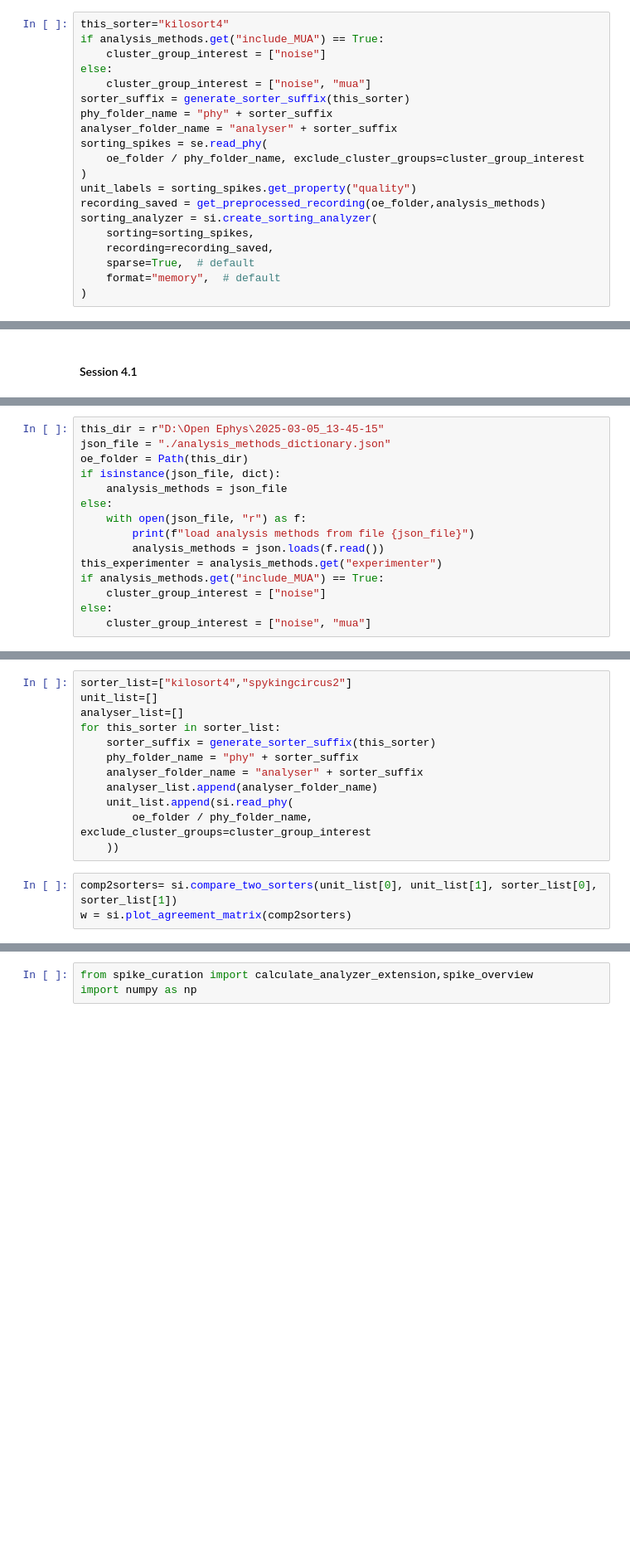
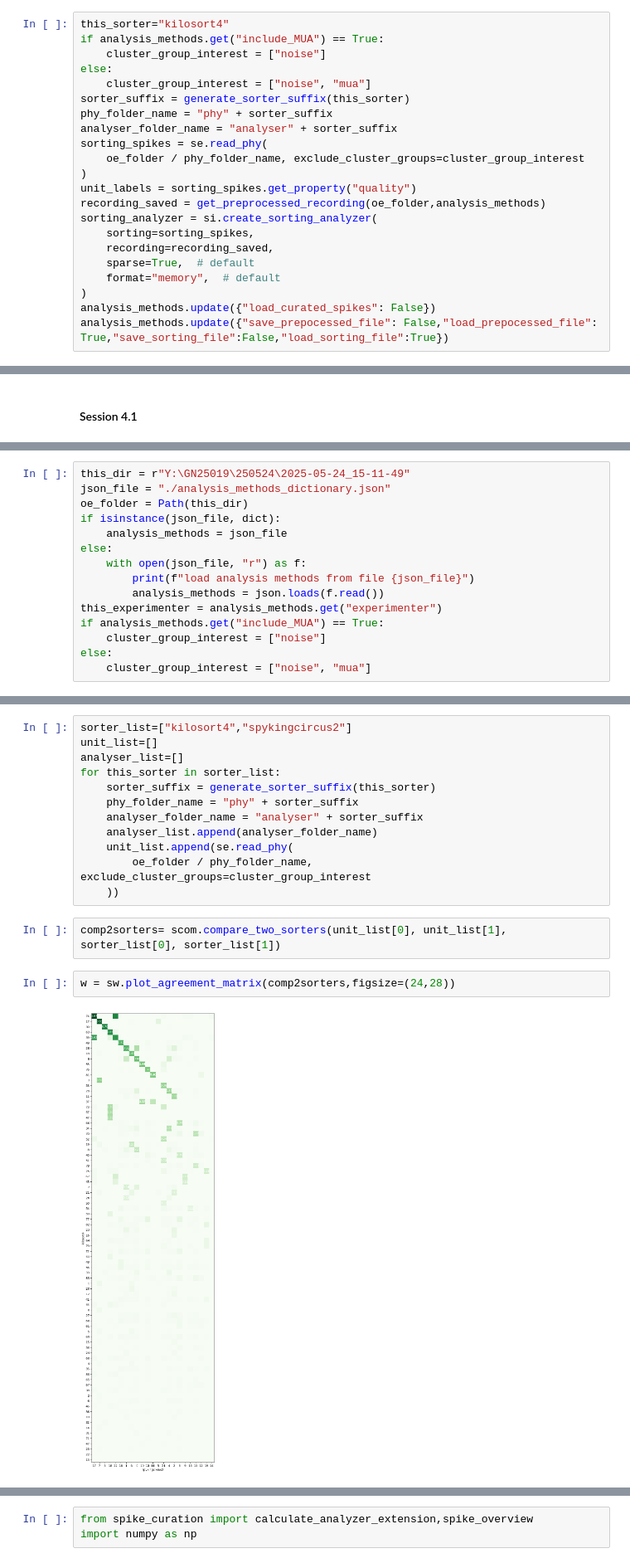
Before and after one commit to chiyu1203/ephys, a Jupyter notebook: tutorial.ipynb, the cells around one changed output, grey strips where cells are left out. Shown at 83% size. Cells and saved outputs as stored; diff of their text form; blank space fills up the shorter version.

```diff
--- a/tutorial.ipynb
+++ b/tutorial.ipynb
@@ -345,5 +442,7 @@ sorting_analyzer = si.create_sorting_analyzer(
     sparse=True,  # default
     format="memory",  # default
 )
+analysis_methods.update({"load_curated_spikes": False})
+analysis_methods.update({"save_prepocessed_file": False,"load_prepocessed_file": True,"save_sorting_file":False,"load_sorting_file":True})
 # %%
 calculate_analyzer_extension(sorting_analyzer)
@@ -377,5 +483,5 @@ for this_dir in dir_list:
 # %%
-this_dir = r"D:\Open Ephys\2025-03-05_13-45-15"
+this_dir = r"Y:\GN25019\250524\2025-05-24_15-11-49"
 json_file = "./analysis_methods_dictionary.json"
 oe_folder = Path(this_dir)
 if isinstance(json_file, dict):
@@ -398,10 +506,13 @@ for this_sorter in sorter_list:
     phy_folder_name = "phy" + sorter_suffix
     analyser_folder_name = "analyser" + sorter_suffix
     analyser_list.append(analyser_folder_name)
-    unit_list.append(si.read_phy(
+    unit_list.append(se.read_phy(
         oe_folder / phy_folder_name, exclude_cluster_groups=cluster_group_interest
     ))
 # %%
-comp2sorters= si.compare_two_sorters(unit_list[0], unit_list[1], sorter_list[0], sorter_list[1])
-w = si.plot_agreement_matrix(comp2sorters)
+comp2sorters= scom.compare_two_sorters(unit_list[0], unit_list[1], sorter_list[0], sorter_list[1])
+# %%
+w = sw.plot_agreement_matrix(comp2sorters,figsize=(24,28))
+# %% [output]
+[figure, added]
 # %%
```
Also changed, not shown: parts of 29 cells of this notebook, 2 other files.
